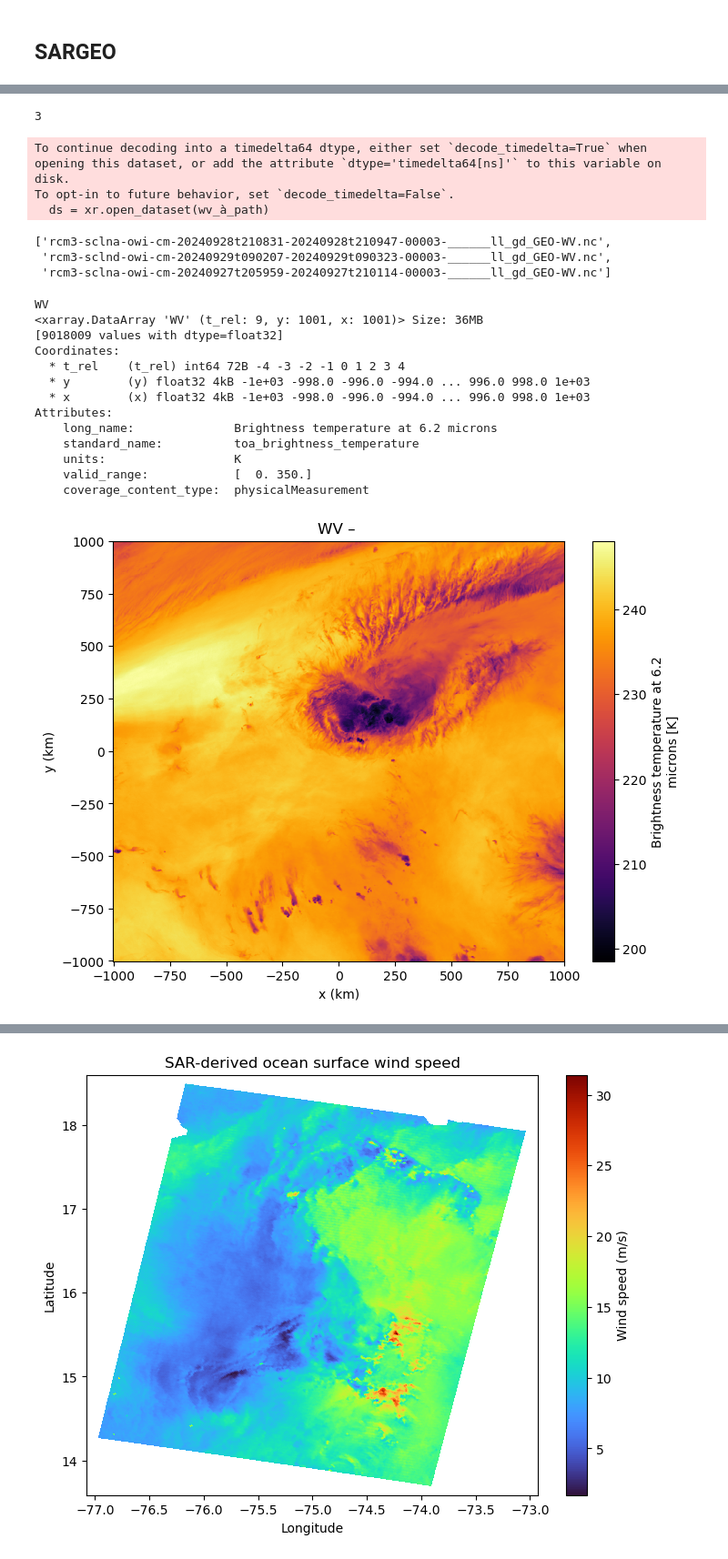
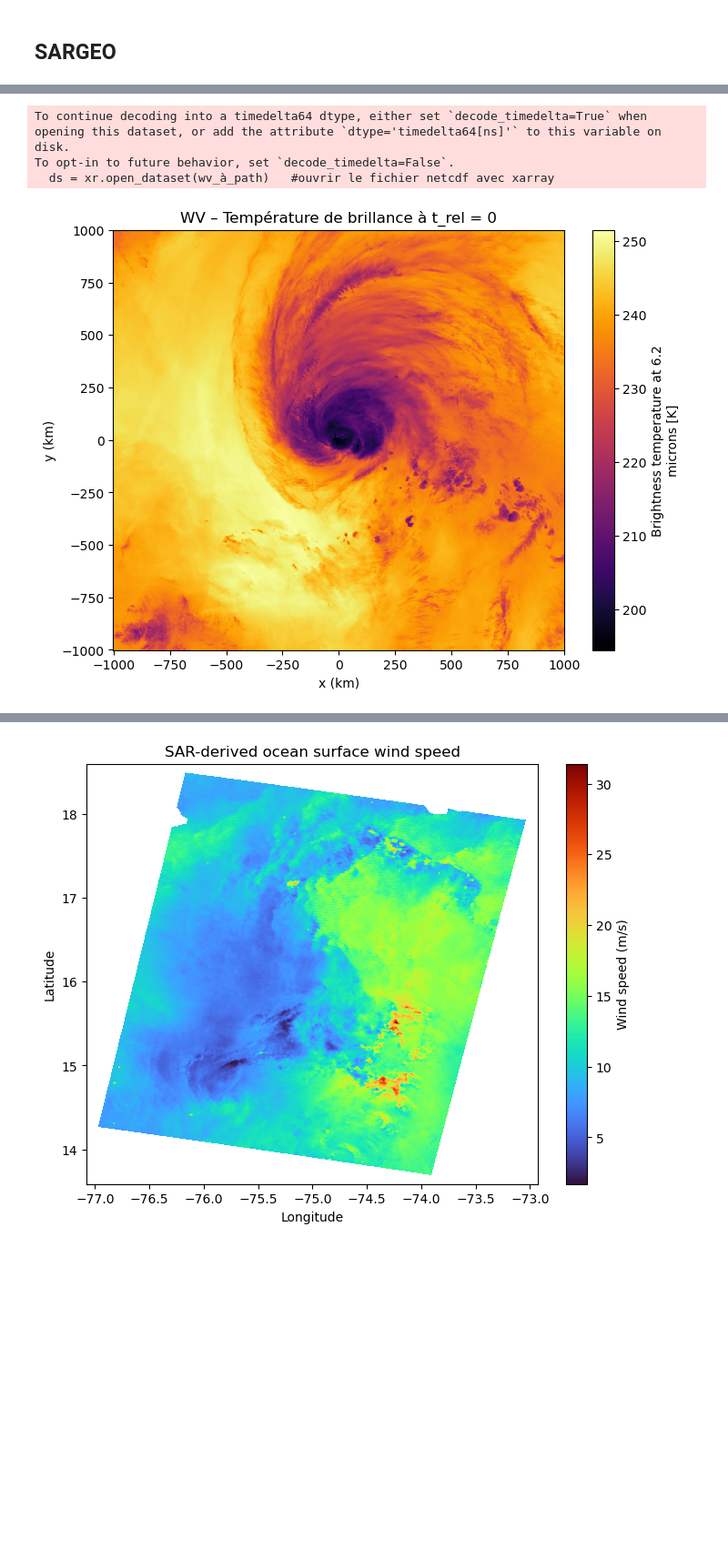
Before and after one commit to medtannaoui/ifremer_multimodality, a Jupyter notebook: SARGEO_data_vis.ipynb, the cells around one changed output, grey strips where cells are left out. Shown at 91% size. Drawn from its saved outputs; the diff is of its cells as text; code cells hidden in the pictures; blank space fills up the shorter version.

Commit message:
documentation du notebook sargeo data

```diff
--- a/SARGEO_data_vis.ipynb
+++ b/SARGEO_data_vis.ipynb
@@ -11,8 +11,8 @@ os.chdir(main_path)
 # %%
-cyclone = list(os.listdir(main_path))[45]
-cyclone_path = os.path.join(main_path, cyclone)
+cyclone = list(os.listdir(main_path))[10]    #choisir un cyclone
+cyclone_path = os.path.join(main_path, cyclone)   #le chemin du cyclone choisi
 print(os.listdir(cyclone_path))
-irwin_cyclone_path = os.path.join(cyclone_path, "IRWIN")
+irwin_cyclone_path = os.path.join(cyclone_path, "IRWIN")  #le chemin du dossier IRWIN du cyclone choisi
 os.listdir(irwin_cyclone_path)
 # %% [output]
 ['WV', 'IRWIN']
@@ -56,39 +72,21 @@ plt.show()
 # %%
-wv_path  = os.path.join(cyclone_path, "WV")
-wv_à_path = os.path.join(wv_path, list(os.listdir(wv_path))[0])
-ds = xr.open_dataset(wv_à_path)
+wv_path  = os.path.join(cyclone_path, "WV")   #le chemin du dossier WV du cyclone choisi
+wv_à_path = os.path.join(wv_path, list(os.listdir(wv_path))[0])   #le chemin du premier fichier WV
+ds = xr.open_dataset(wv_à_path)   #ouvrir le fichier netcdf avec xarray
+# print(list(ds.data_vars.keys()))  #afficher les variables du fichier netcdf
 wv_channel = list(ds.data_vars.keys())[4]
-print(len(os.listdir(irwin_cyclone_path)))
-os.listdir(wv_path)
+# print(len(os.listdir(irwin_cyclone_path)))
+# os.listdir(wv_path)
 # %% [output]
-3
+To continue decoding into a timedelta64 dtype, either set `decode_timedelta=True` when opening this dataset, or add the attribute `dtype='timedelta64[ns]'` to this variable on disk.
+To opt-in to future behavior, set `decode_timedelta=False`.
+  ds = xr.open_dataset(wv_à_path)   #ouvrir le fichier netcdf avec xarray
-To continue decoding into a timedelta64 dtype, either set `decode_timedelta=True` when opening this dataset, or add the attribute `dtype='timedelta64[ns]'` to this variable on disk.
-To opt-in to future behavior, set `decode_timedelta=False`.
-  ds = xr.open_dataset(wv_à_path)
-['rcm3-sclna-owi-cm-20240928t210831-20240928t210947-00003-______ll_gd_GEO-WV.nc',
- 'rcm3-sclnd-owi-cm-20240929t090207-20240929t090323-00003-______ll_gd_GEO-WV.nc',
- 'rcm3-sclna-owi-cm-20240927t205959-20240927t210114-00003-______ll_gd_GEO-WV.nc']
 # %%
-print(wv_channel)
 plt.figure(figsize=(8, 6))
-ds[wv_channel].sel(t_rel=0).plot.imshow(cmap='inferno')
-plt.title("WV – ")
-print(ds[wv_channel])
+ds[wv_channel].sel(t_rel=0).plot.imshow(cmap='inferno')  #afficher l'image du canal WV à t_rel = 0
+plt.title("WV – Température de brillance à t_rel = 0")
 plt.xlabel("x (km)")
 plt.ylabel("y (km)")
 plt.show()
 # %% [output]
-WV
-<xarray.DataArray 'WV' (t_rel: 9, y: 1001, x: 1001)> Size: 36MB
-[9018009 values with dtype=float32]
-Coordinates:
-  * t_rel    (t_rel) int64 72B -4 -3 -2 -1 0 1 2 3 4
-  * y        (y) float32 4kB -1e+03 -998.0 -996.0 -994.0 ... 996.0 998.0 1e+03
-  * x        (x) float32 4kB -1e+03 -998.0 -996.0 -994.0 ... 996.0 998.0 1e+03
-Attributes:
-    long_name:              Brightness temperature at 6.2 microns
-    standard_name:          toa_brightness_temperature
-    units:                  K
-    valid_range:            [  0. 350.]
-    coverage_content_type:  physicalMeasurement
-[figure, old version]
+[figure, new version]
```
Also changed, not shown: parts of 11 cells of this notebook.
